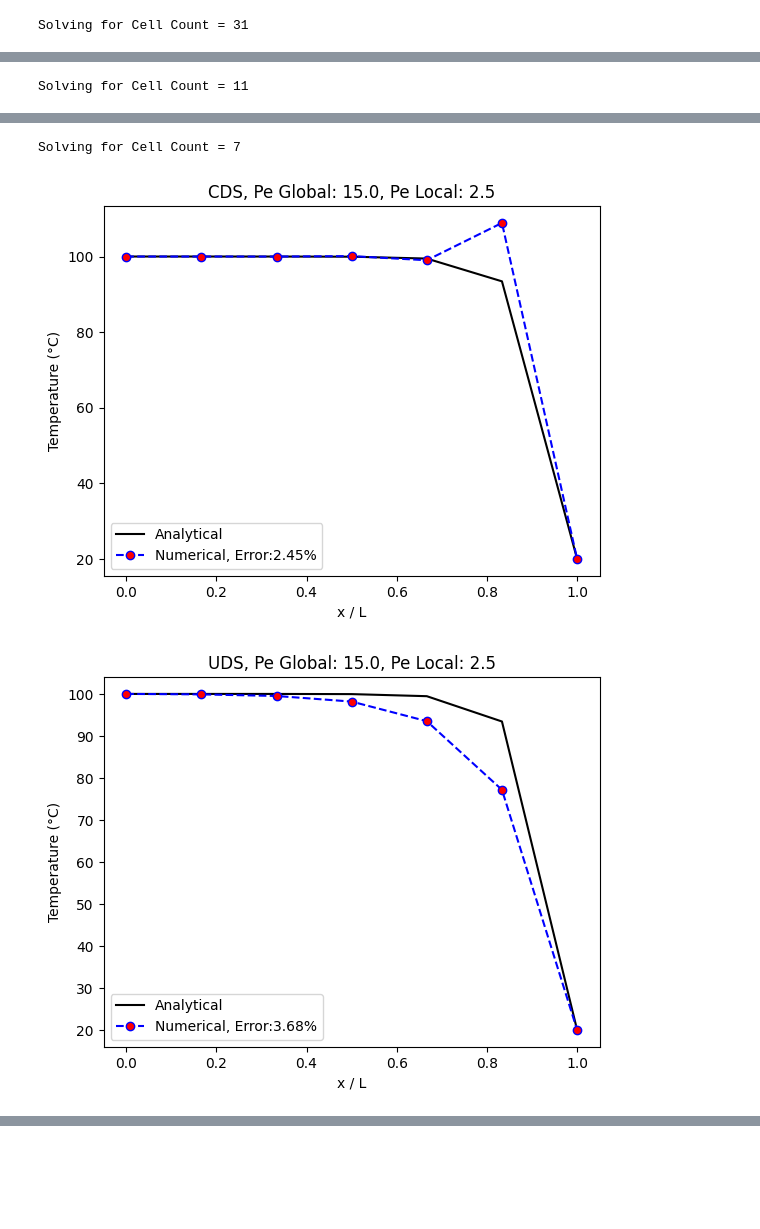
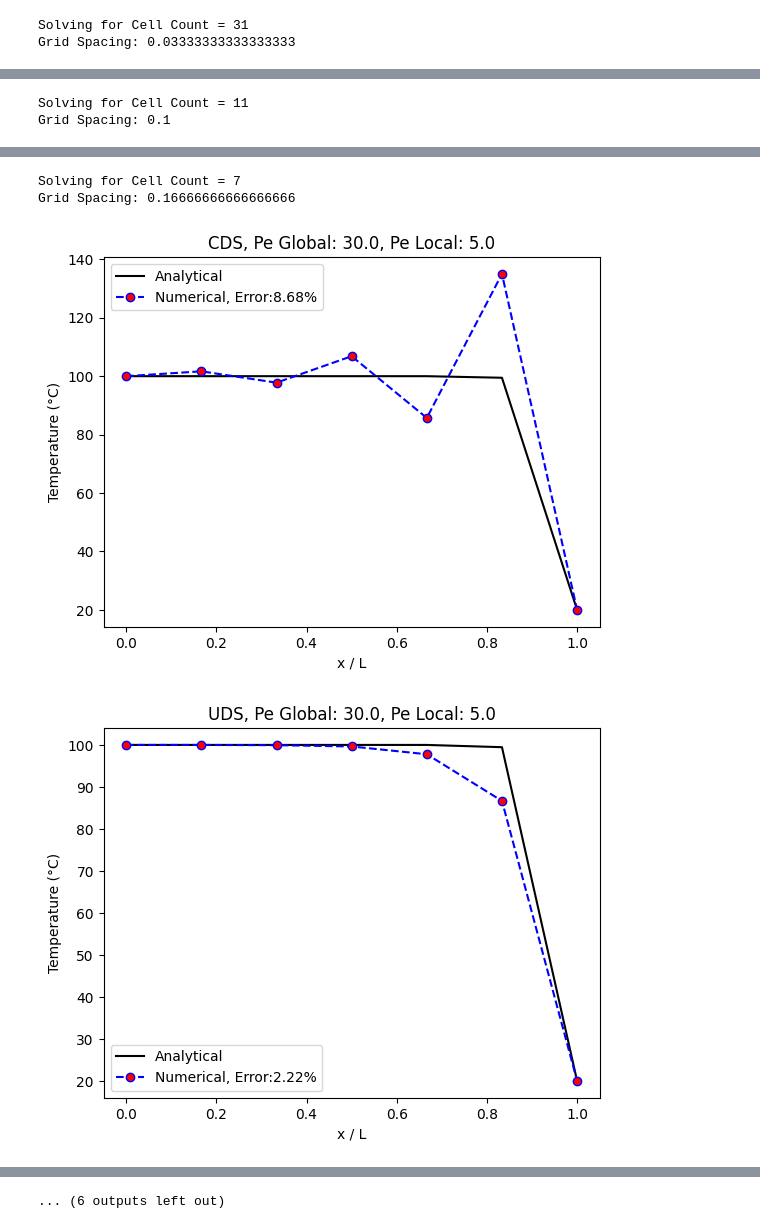
Before and after one commit to abirizky998/CFD_Course_Imperial, a Jupyter notebook: Coursework 1/dev_code.ipynb, the cells around one changed output, grey strips where cells are left out. Saved outputs shown, nothing was run; the diff lists cells and outputs as text; code cells hidden in the pictures; blank space fills up the shorter version.

```diff
--- a/Coursework 1/dev_code.ipynb
+++ b/Coursework 1/dev_code.ipynb
@@ -49,7 +49,7 @@ def error_dx(dx, cds_err, uds_err, pds_err, u, gamma, density):
 
     ax.set_title("Grid-Point Spacing vs. Cell Count\n"
     fr"$\rho = {density}$ kg/m$^3$, $\Gamma_\phi = {gamma}$ kg/ms, $u = {u}$ m/s" + "\n")
-    ax.set_xlabel(fr"$\delta$ x = domain length / cell count")
+    ax.set_xlabel(fr"$\Delta$ x (m)")
     ax.set_ylabel('Error (%)')
     ax.set_yscale('log')
     ax.secondary_xaxis(
@@ -77,11 +77,8 @@ def error_cell(N, cds_err, uds_err, pds_err, u, gamma, density):
 
     return plt.show()
 # %%
-def coeff_init(N):
-    return np.zeros((4,N))
-
 def cds(N, gamma, dx, rho, u, T, TW, TE):
-    aP, aE, aW, b = coeff_init(N)
+    aP, aE, aW, b = np.zeros((4,N))
     for i in range(1,N-1):
         aE[i] = gamma / dx - 0.5 * rho * u
         aW[i] = gamma / dx + 0.5 * rho * u
@@ -90,7 +87,7 @@ def cds(N, gamma, dx, rho, u, T, TW, TE):
     return tdma(N, aP, aE, aW, b, T, TW, TE)
 
 def uds(N, gamma, dx, rho, u, T, TW, TE):
-    aP, aE, aW, b = coeff_init(N)
+    aP, aE, aW, b = np.zeros((4,N))
     for i in range(1, N-1):
         aE[i] = gamma / dx + max(-(rho * u), 0)
         aW[i] = gamma / dx + max((rho * u), 0)
@@ -99,7 +96,7 @@ def uds(N, gamma, dx, rho, u, T, TW, TE):
     return tdma(N, aP, aE, aW, b, T, TW, TE)
 
 def pds(N, gamma, dx, rho, u, T, TW, TE, Pe):
-    aP, aE, aW, b = coeff_init(N)
+    aP, aE, aW, b = np.zeros((4,N))
     for i in range(1, N-1):
         aE[i] = (gamma / dx) * max((1 - 0.1 * abs(Pe))**5,0) + max(-(rho * u), 0)
         aW[i] = (gamma / dx) * max((1 - 0.1 * abs(Pe))**5,0) + max((rho * u), 0)
@@ -121,30 +118,32 @@ def solve(length, cell_count, gamma_T, density, vel, T_West, T_East):
         "UDS" : uds(cell_count, gamma_T, delta_x, density, vel, Temp, T_West, T_East),
         "PLDS" : pds(cell_count, gamma_T, delta_x, density, vel, Temp, T_West, T_East, Pe_local)
         }
+    errors = {name: error_calc(cell_count, T_analytical, res) for name, res in results.items()}
 
-    errors = {name: error_calc(cell_count, T_analytical, res) for name, res in results.items()}
-    return x, T_analytical, results, errors, Pe_local, Pe_global
+    return delta_x, x, T_analytical, results, errors, Pe_local, Pe_global
 # %%
-L, rho, gamma_T, u = 1.0, 1.0, 0.1, 1.5
+L, rho, gamma_T, u, TW, TE = 1.0, 1.0, 0.1, 3.0, 100.0, 20.0
 
 # Compare between schemes
-cell_counts = [31, 11, 7]
+cell_counts = [31, 11, 7, 4]
 for N in cell_counts:
     print(f"Solving for Cell Count = {N}")
-    x, T_analytical, results, errors, Pe_L, Pe_G = solve(L, N, gamma_T, rho, u, 100.0, 20.0)
+    dx, x, T_analytical, results, errors, Pe_L, Pe_G = solve(L, N, gamma_T, rho, u, TW, TE)
+    print(f"Grid Spacing = {dx}")
     for name in results:
         plotting(x, T_analytical, f"{name}", results[name], errors[name], Pe_G, Pe_L)
 
-# Comparing Pe values in each scheme
-cell_count, err_cds, err_uds, err_pds, dx, pe = [i for i in range(5,50,1)], [], [], [], [], []
+# Comparing error values in each scheme for dx, cell count, and Pe
+cell_count, err_cds, err_uds, err_pds, dx_list = [i for i in range(4,50,1)], [], [], [], []
 for i in cell_count:
-    x, T_analytical, results, errors, Pe_L, Pe_G = solve(L, i, gamma_T, rho, u, 100.0, 20.0)
-    dx.append(L / (i-1))
+    dx, x, T_analytical, results, errors, Pe_L, Pe_G = solve(L, i, gamma_T, rho, u, TW, TE)
+    dx_list.append(dx)
     err_cds.append(errors["CDS"])
     err_uds.append(errors["UDS"])
     err_pds.append(errors["PLDS"])
 
-error_dx(dx, err_cds, err_uds, err_pds, u, gamma_T, rho)
+error_dx(dx_list, err_cds, err_uds, err_pds, u, gamma_T, rho)
 error_cell(cell_count, err_cds, err_uds, err_pds, u, gamma_T, rho)
 # %% [output]
 Solving for Cell Count = 31
+Grid Spacing: 0.03333333333333333
@@ -154 +153,2 @@ Solving for Cell Count = 31
 Solving for Cell Count = 11
+Grid Spacing: 0.1
@@ -158,3 +158,4 @@ Solving for Cell Count = 11
 Solving for Cell Count = 7
+Grid Spacing: 0.16666666666666666
-[figure, old version]
+[figure, new version]
-[figure, old version]
+[figure, new version]
@@ -163,0 +163 @@ Solving for Cell Count = 7
+... (6 outputs left out)
```
Also changed, not shown: parts of 1 cell of this notebook, 6 other files.
